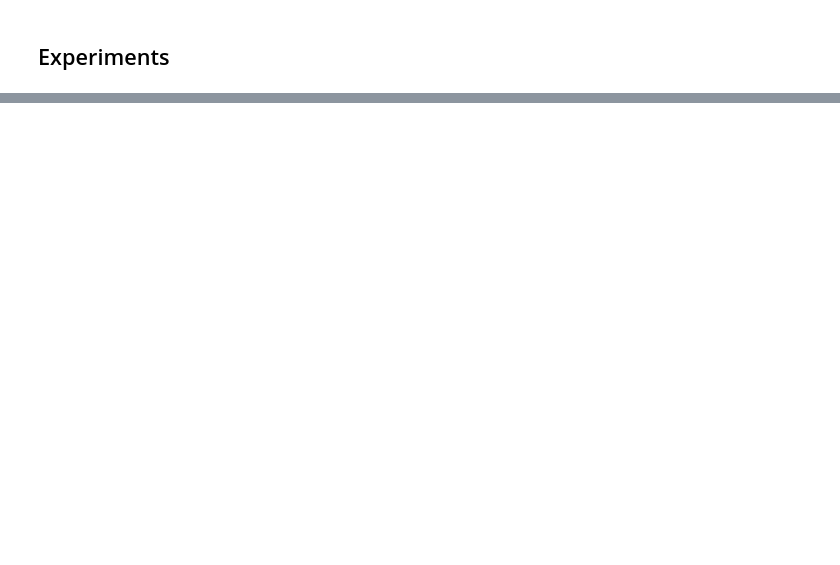
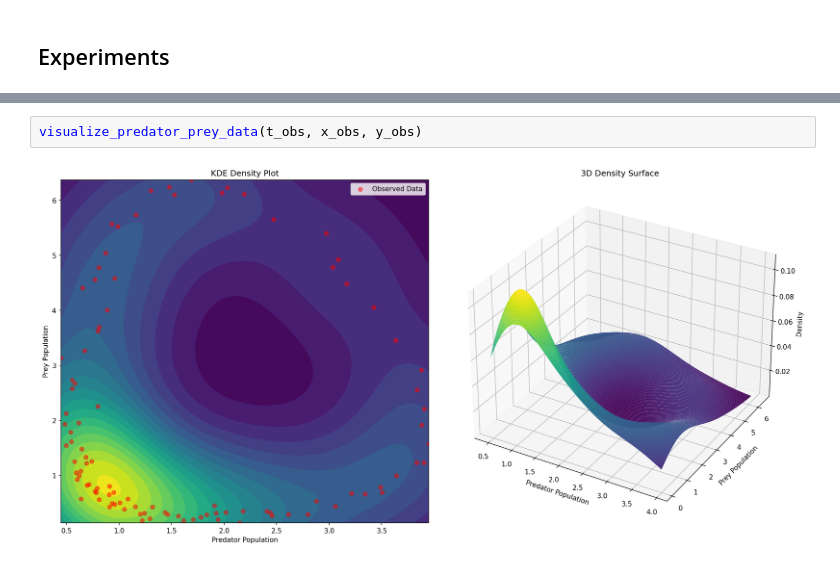
Before and after one commit to kushhhhs/LotkaVolterra-ModelFitting, a Jupyter notebook: main.ipynb, the cells around one changed output, grey strips where cells are left out. Drawn from its saved outputs; the diff is of its cells as text; blank space fills up the shorter version.

```diff
--- a/main.ipynb
+++ b/main.ipynb
@@ -250,0 +524,4 @@ Scenario 6/8: Removing 88 points...
+# %%
+visualize_predator_prey_data(t_obs, x_obs, y_obs)
+# %% [output]
+[figure, added]
```
Also changed, not shown: parts of 22 cells of this notebook, 6 other files.
